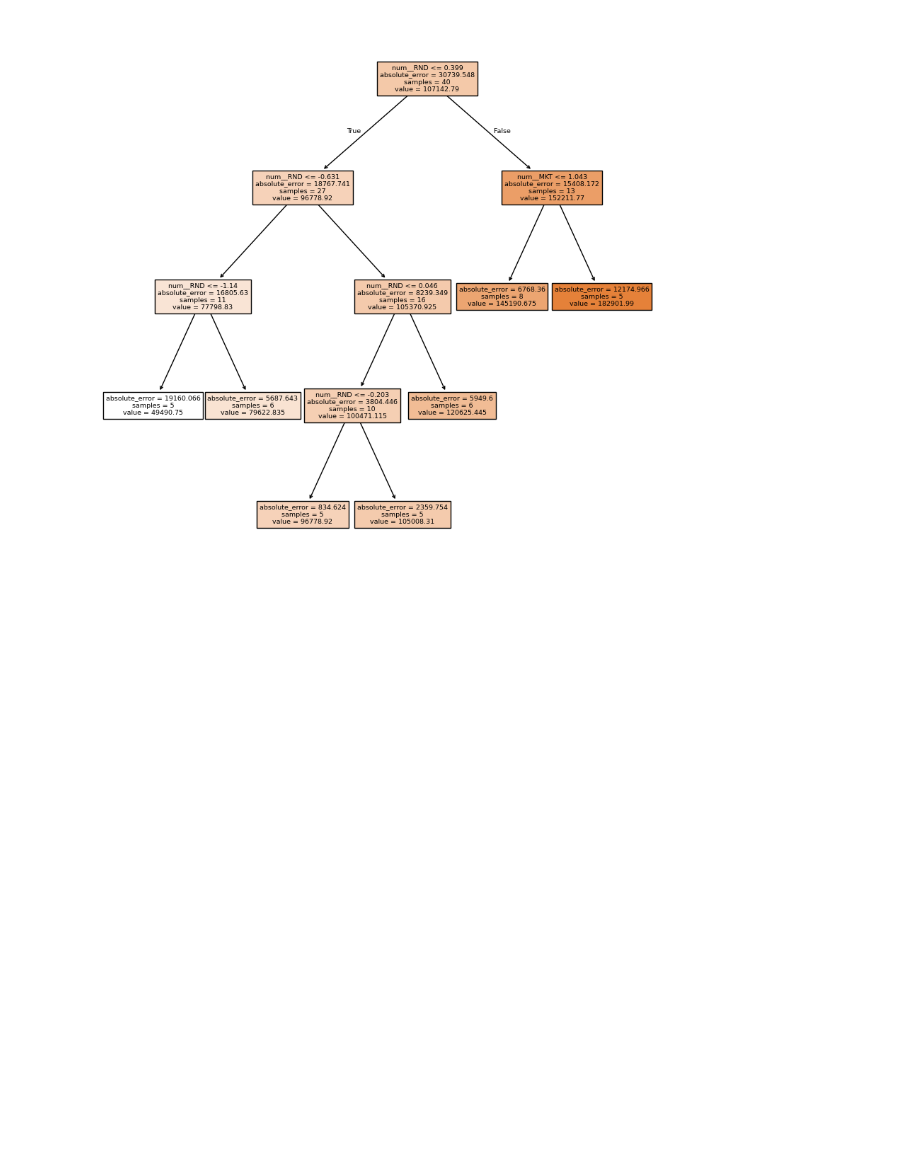
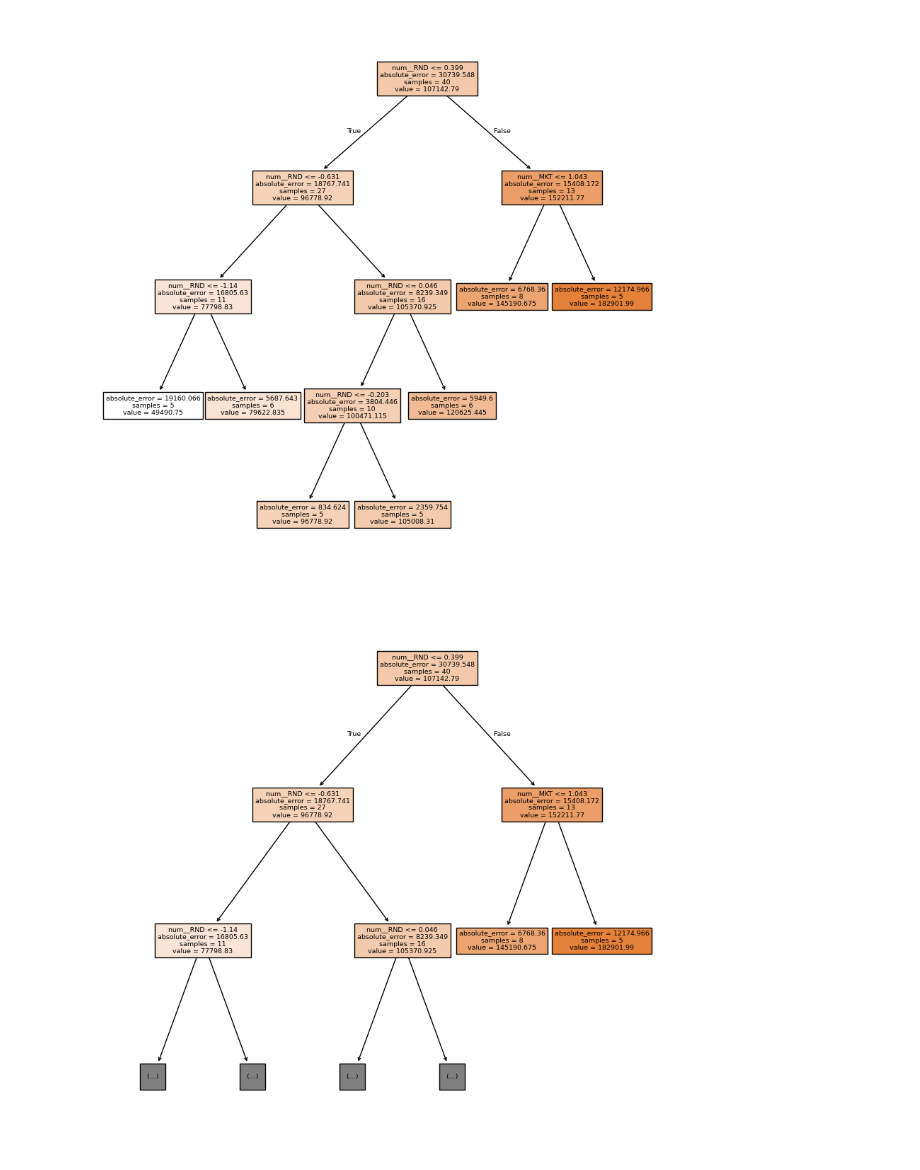
Before and after one commit to AtharvPandit07/Machine-Learning, a Jupyter notebook: Decision tree Regression/Decision_tree_regression.ipynb, the cells around one changed output. Saved outputs shown, nothing was run; the diff lists cells and outputs as text; code cells hidden in the pictures; blank space fills up the shorter version.

Commit message:
Decision Tree Regression

```diff
--- a/Decision tree Regression/Decision_tree_regression.ipynb
+++ b/Decision tree Regression/Decision_tree_regression.ipynb
@@ -399,3 +399,16 @@ plot_tree(
 plt.show()
 # %% [output]
 [figure]
+# %%
+import matplotlib.pyplot as plt
+from sklearn.tree import plot_tree
+plt.figure(figsize=(10, 10))
+plot_tree(
+    best_dtr,
+    feature_names=xtrain.columns,
+    filled=True,
+    max_depth=2
+)
+plt.show()
+# %% [output]
+[figure, added]
```
